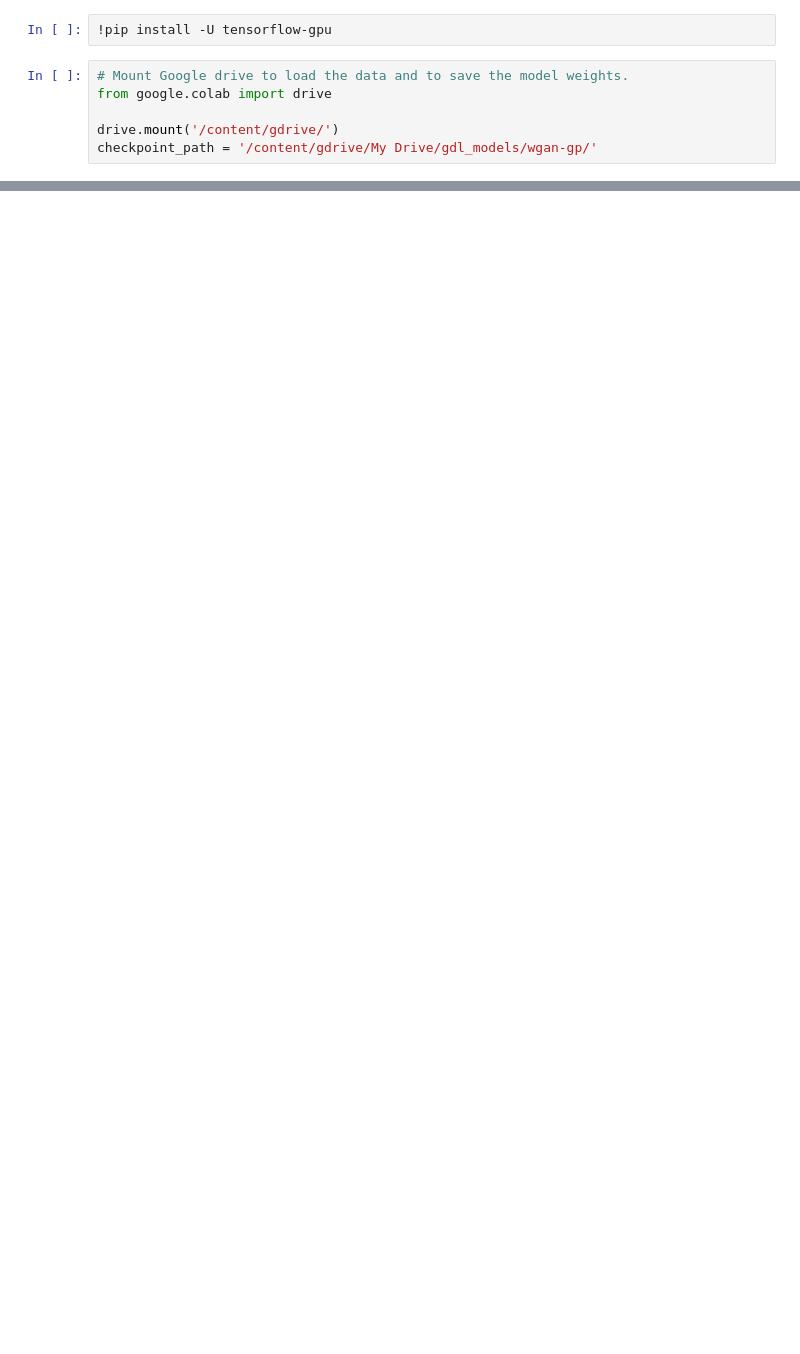
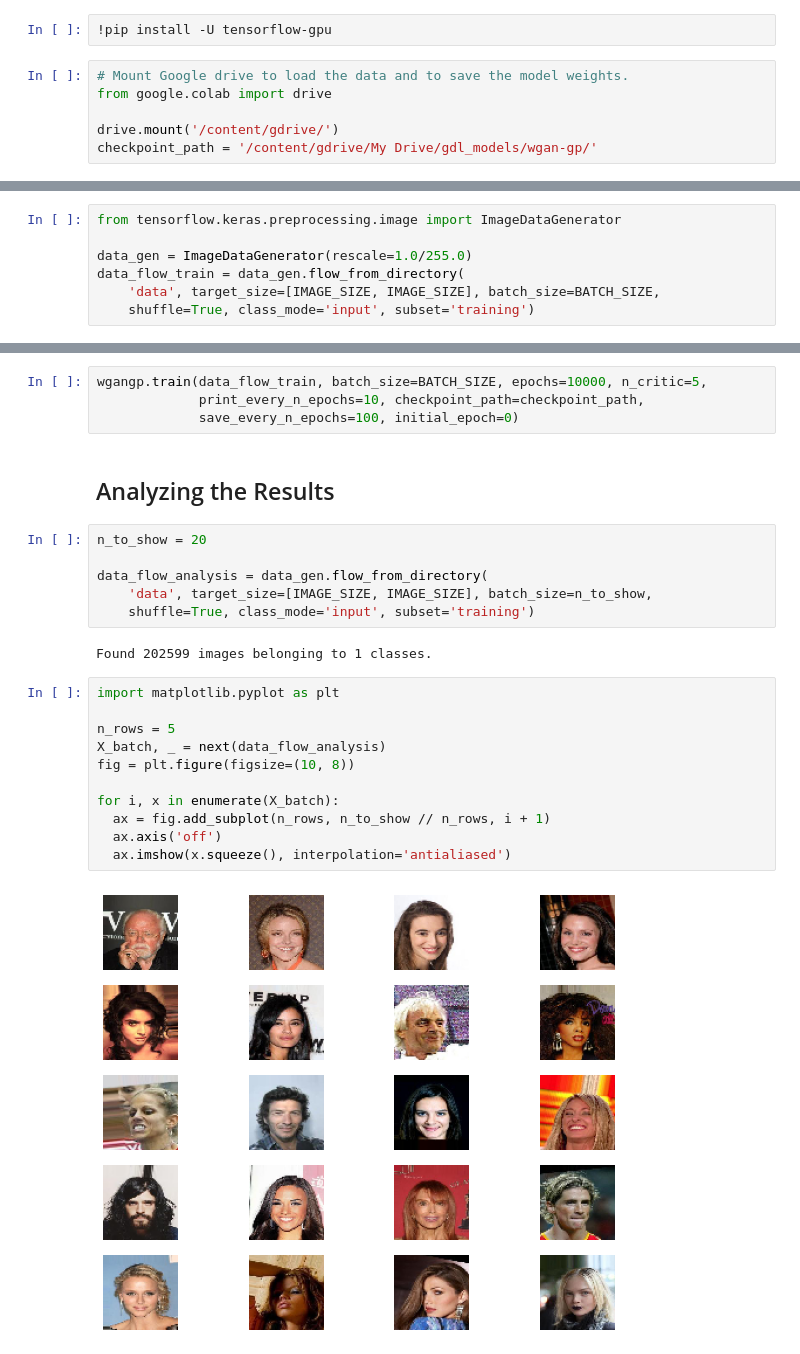
Before and after one commit to DCtheTall/generative-deep-learning, a Jupyter notebook: 4-generative-adversarial-networks/WGAN-GP.ipynb, the cells around one changed output, grey strips where cells are left out. Saved outputs shown, nothing was run; the diff lists cells and outputs as text; blank space fills up the shorter version.

```diff
--- a/4-generative-adversarial-networks/WGAN-GP.ipynb
+++ b/4-generative-adversarial-networks/WGAN-GP.ipynb
@@ -231,0 +315,7 @@ TODO Add model summary
+# %%
+from tensorflow.keras.preprocessing.image import ImageDataGenerator
+
+data_gen = ImageDataGenerator(rescale=1.0/255.0)
+data_flow_train = data_gen.flow_from_directory(
+    'data', target_size=[IMAGE_SIZE, IMAGE_SIZE], batch_size=BATCH_SIZE,
+    shuffle=True, class_mode='input', subset='training')
@@ -231,0 +328,27 @@ TODO Add model summary
+# %%
+wgangp.train(data_flow_train, batch_size=BATCH_SIZE, epochs=10000, n_critic=5,
+             print_every_n_epochs=10, checkpoint_path=checkpoint_path,
+             save_every_n_epochs=100, initial_epoch=0)
+# %% [markdown]
+## Analyzing the Results
+# %%
+n_to_show = 20
+
+data_flow_analysis = data_gen.flow_from_directory(
+    'data', target_size=[IMAGE_SIZE, IMAGE_SIZE], batch_size=n_to_show,
+    shuffle=True, class_mode='input', subset='training')
+# %% [output]
+Found 202599 images belonging to 1 classes.
+# %%
+import matplotlib.pyplot as plt
+
+n_rows = 5
+X_batch, _ = next(data_flow_analysis)
+fig = plt.figure(figsize=(10, 8))
+
+for i, x in enumerate(X_batch):
+  ax = fig.add_subplot(n_rows, n_to_show // n_rows, i + 1)
+  ax.axis('off')
+  ax.imshow(x.squeeze(), interpolation='antialiased')
+# %% [output]
+[figure, added]
```
Also changed, not shown: parts of 19 cells of this notebook.
